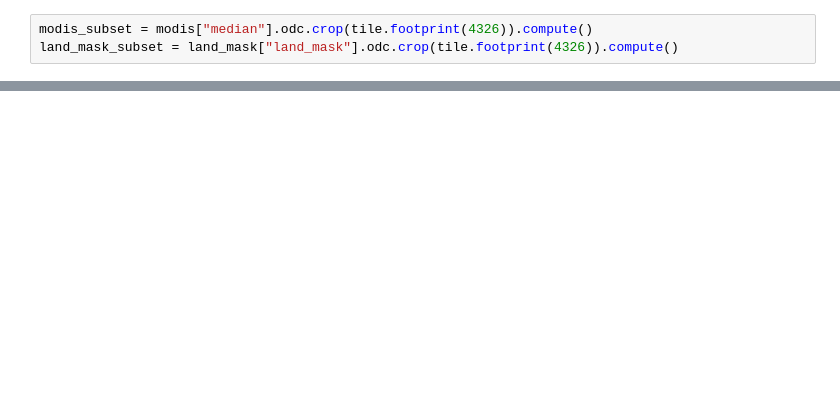
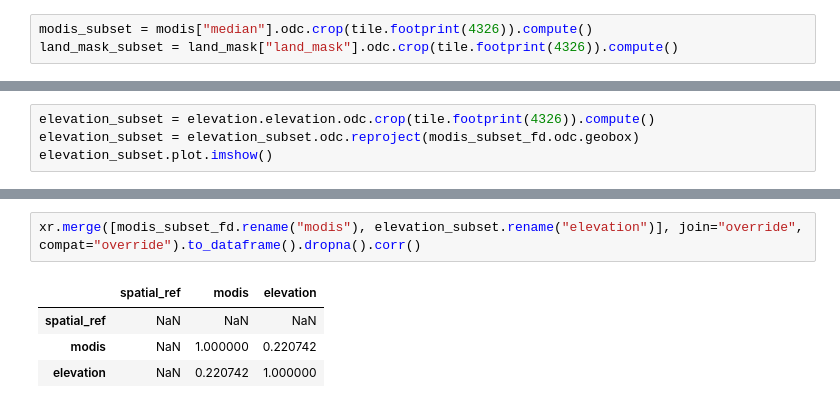
Before and after one commit to felixschulz385/growth-and-temperature, a Jupyter notebook: gnt/experiments/outliers.ipynb, the cells around one changed output, grey strips where cells are left out. Drawn from its saved outputs; the diff is of its cells as text; blank space fills up the shorter version.

```diff
--- a/gnt/experiments/outliers.ipynb
+++ b/gnt/experiments/outliers.ipynb
@@ -79,0 +84,4 @@ parquet_tile["median"].plot(kind="box")
+# %%
+elevation_subset = elevation.elevation.odc.crop(tile.footprint(4326)).compute()
+elevation_subset = elevation_subset.odc.reproject(modis_subset_fd.odc.geobox)
+elevation_subset.plot.imshow()
@@ -79,0 +91,7 @@ parquet_tile["median"].plot(kind="box")
+# %%
+xr.merge([modis_subset_fd.rename("modis"), elevation_subset.rename("elevation")], join="override", compat="override").to_dataframe().dropna().corr()
+# %% [output]
+|  | spatial_ref | modis | elevation |
+| spatial_ref | NaN | NaN | NaN |
+| modis | NaN | 1.000000 | 0.220742 |
+| elevation | NaN | 0.220742 | 1.000000 |
```
Also changed, not shown: parts of 27 cells of this notebook.
